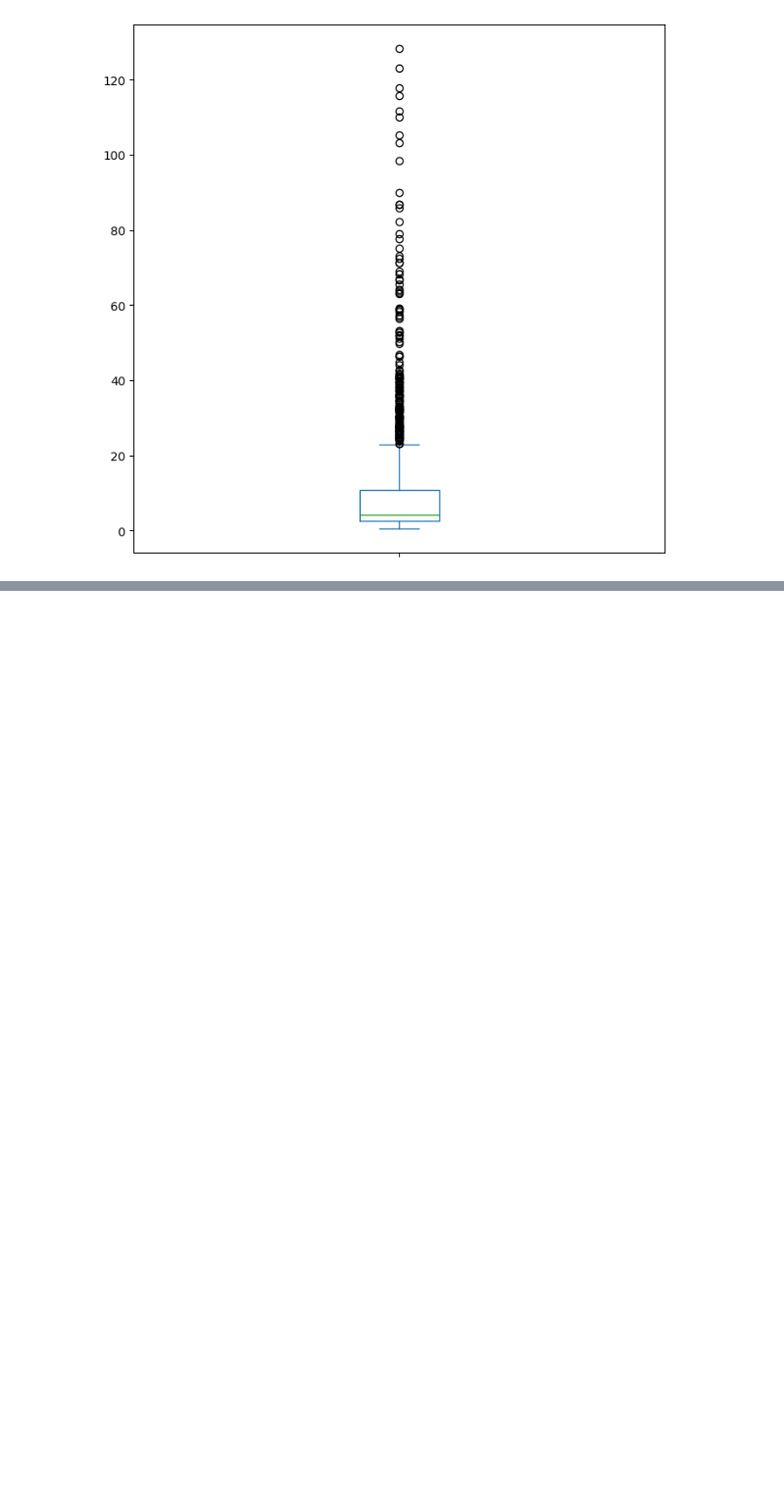
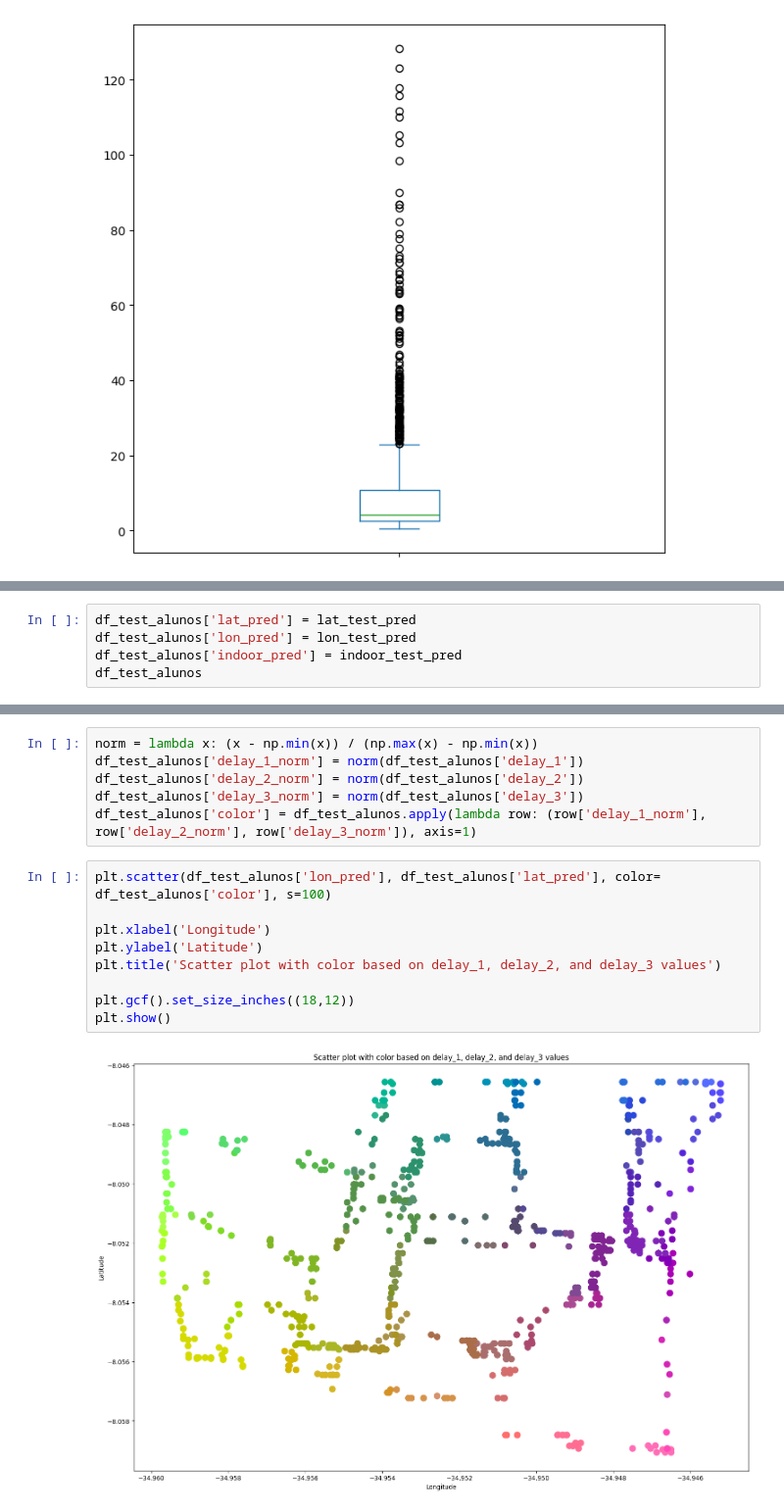
Before and after one commit to FilipeGomesMelo/localizacao, a Jupyter notebook: localization_techniques/XGBregression/xgb.ipynb, the cells around one changed output, grey strips where cells are left out. Shown: that part at 98% size. Cells and saved outputs as stored; diff of their text form; blank space fills up the shorter version.

```diff
--- a/localization_techniques/XGBregression/xgb.ipynb
+++ b/localization_techniques/XGBregression/xgb.ipynb
@@ -178,0 +173,5 @@ distances.plot(kind='box', figsize=(8,8))
+# %%
+df_test_alunos['lat_pred'] = lat_test_pred
+df_test_alunos['lon_pred'] = lon_test_pred
+df_test_alunos['indoor_pred'] = indoor_test_pred
+df_test_alunos
@@ -178,0 +204,17 @@ distances.plot(kind='box', figsize=(8,8))
+# %%
+norm = lambda x: (x - np.min(x)) / (np.max(x) - np.min(x))
+df_test_alunos['delay_1_norm'] = norm(df_test_alunos['delay_1'])
+df_test_alunos['delay_2_norm'] = norm(df_test_alunos['delay_2'])
+df_test_alunos['delay_3_norm'] = norm(df_test_alunos['delay_3'])
+df_test_alunos['color'] = df_test_alunos.apply(lambda row: (row['delay_1_norm'], row['delay_2_norm'], row['delay_3_norm']), axis=1)
+# %%
+plt.scatter(df_test_alunos['lon_pred'], df_test_alunos['lat_pred'], color= df_test_alunos['color'], s=100)
+
+plt.xlabel('Longitude')
+plt.ylabel('Latitude')
+plt.title('Scatter plot with color based on delay_1, delay_2, and delay_3 values')
+
+plt.gcf().set_size_inches((18,12))
+plt.show()
+# %% [output]
+[figure, added]
```
Also changed, not shown: parts of 9 cells of this notebook, 1 other file.
